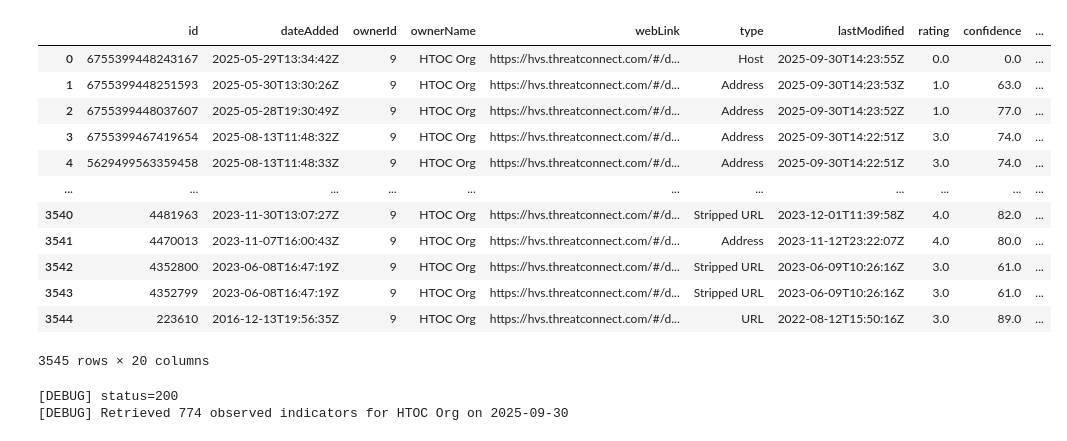
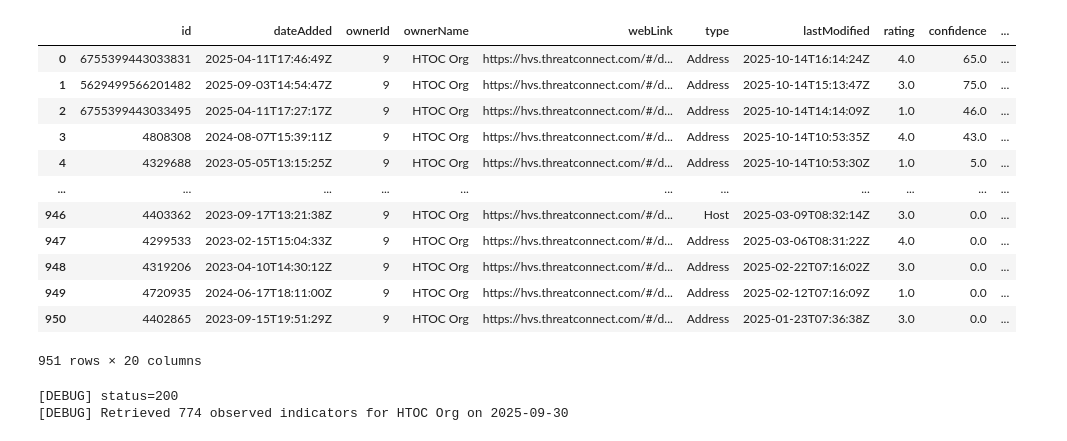
Before and after one commit to jaytlinaskew-OIS/HTOC, a Jupyter notebook: notebooks/HTOCThreatConnect/test.ipynb, the cells around one changed output. Cells and saved outputs as stored; diff of their text form; code cells hidden in the pictures.

```diff
--- a/notebooks/HTOCThreatConnect/test.ipynb
+++ b/notebooks/HTOCThreatConnect/test.ipynb
@@ -1,22 +1,22 @@
 # %%
 from HTOCThreatConnect import get_v3_threatconnect_data
 # %%
-df = get_v3_threatconnect_data(lastObserved_date='2024-01-01')
+df = get_v3_threatconnect_data(lastObserved_date='2025-01-01', indicatorActive=False)
 display(df)
 # %% [output]
 |  | id | dateAdded | ownerId | ownerName | webLink | type | lastModified | rating | confidence | ... |
-| 0 | 6755399448243167 | 2025-05-29T13:34:42Z | 9 | HTOC Org | https://hvs.threatconnect.com/#/d... | Host | 2025-09-30T14:23:55Z | 0.0 | 0.0 | ... |
-| 1 | 6755399448251593 | 2025-05-30T13:30:26Z | 9 | HTOC Org | https://hvs.threatconnect.com/#/d... | Address | 2025-09-30T14:23:53Z | 1.0 | 63.0 | ... |
-| 2 | 6755399448037607 | 2025-05-28T19:30:49Z | 9 | HTOC Org | https://hvs.threatconnect.com/#/d... | Address | 2025-09-30T14:23:52Z | 1.0 | 77.0 | ... |
-| 3 | 6755399467419654 | 2025-08-13T11:48:32Z | 9 | HTOC Org | https://hvs.threatconnect.com/#/d... | Address | 2025-09-30T14:22:51Z | 3.0 | 74.0 | ... |
-| 4 | 5629499563359458 | 2025-08-13T11:48:33Z | 9 | HTOC Org | https://hvs.threatconnect.com/#/d... | Address | 2025-09-30T14:22:51Z | 3.0 | 74.0 | ... |
+| 0 | 6755399443033831 | 2025-04-11T17:46:49Z | 9 | HTOC Org | https://hvs.threatconnect.com/#/d... | Address | 2025-10-14T16:14:24Z | 4.0 | 65.0 | ... |
+| 1 | 5629499566201482 | 2025-09-03T14:54:47Z | 9 | HTOC Org | https://hvs.threatconnect.com/#/d... | Address | 2025-10-14T15:13:47Z | 3.0 | 75.0 | ... |
+| 2 | 6755399443033495 | 2025-04-11T17:27:17Z | 9 | HTOC Org | https://hvs.threatconnect.com/#/d... | Address | 2025-10-14T14:14:09Z | 1.0 | 46.0 | ... |
+| 3 | 4808308 | 2024-08-07T15:39:11Z | 9 | HTOC Org | https://hvs.threatconnect.com/#/d... | Address | 2025-10-14T10:53:35Z | 4.0 | 43.0 | ... |
+| 4 | 4329688 | 2023-05-05T13:15:25Z | 9 | HTOC Org | https://hvs.threatconnect.com/#/d... | Address | 2025-10-14T10:53:30Z | 1.0 | 5.0 | ... |
 | ... | ... | ... | ... | ... | ... | ... | ... | ... | ... | ... |
-| 3540 | 4481963 | 2023-11-30T13:07:27Z | 9 | HTOC Org | https://hvs.threatconnect.com/#/d... | Stripped URL | 2023-12-01T11:39:58Z | 4.0 | 82.0 | ... |
-| 3541 | 4470013 | 2023-11-07T16:00:43Z | 9 | HTOC Org | https://hvs.threatconnect.com/#/d... | Address | 2023-11-12T23:22:07Z | 4.0 | 80.0 | ... |
-| 3542 | 4352800 | 2023-06-08T16:47:19Z | 9 | HTOC Org | https://hvs.threatconnect.com/#/d... | Stripped URL | 2023-06-09T10:26:16Z | 3.0 | 61.0 | ... |
-| 3543 | 4352799 | 2023-06-08T16:47:19Z | 9 | HTOC Org | https://hvs.threatconnect.com/#/d... | Stripped URL | 2023-06-09T10:26:16Z | 3.0 | 61.0 | ... |
-| 3544 | 223610 | 2016-12-13T19:56:35Z | 9 | HTOC Org | https://hvs.threatconnect.com/#/d... | URL | 2022-08-12T15:50:16Z | 3.0 | 89.0 | ... |
+| 946 | 4403362 | 2023-09-17T13:21:38Z | 9 | HTOC Org | https://hvs.threatconnect.com/#/d... | Host | 2025-03-09T08:32:14Z | 3.0 | 0.0 | ... |
+| 947 | 4299533 | 2023-02-15T15:04:33Z | 9 | HTOC Org | https://hvs.threatconnect.com/#/d... | Address | 2025-03-06T08:31:22Z | 4.0 | 0.0 | ... |
+| 948 | 4319206 | 2023-04-10T14:30:12Z | 9 | HTOC Org | https://hvs.threatconnect.com/#/d... | Address | 2025-02-22T07:16:02Z | 3.0 | 0.0 | ... |
+| 949 | 4720935 | 2024-06-17T18:11:00Z | 9 | HTOC Org | https://hvs.threatconnect.com/#/d... | Address | 2025-02-12T07:16:09Z | 1.0 | 0.0 | ... |
+| 950 | 4402865 | 2023-09-15T19:51:29Z | 9 | HTOC Org | https://hvs.threatconnect.com/#/d... | Address | 2025-01-23T07:36:38Z | 3.0 | 0.0 | ... |
-3545 rows × 20 columns
+951 rows × 20 columns
 # %%
 from HTOCThreatConnect import get_v2_threatconnect_data
 # %%
```
